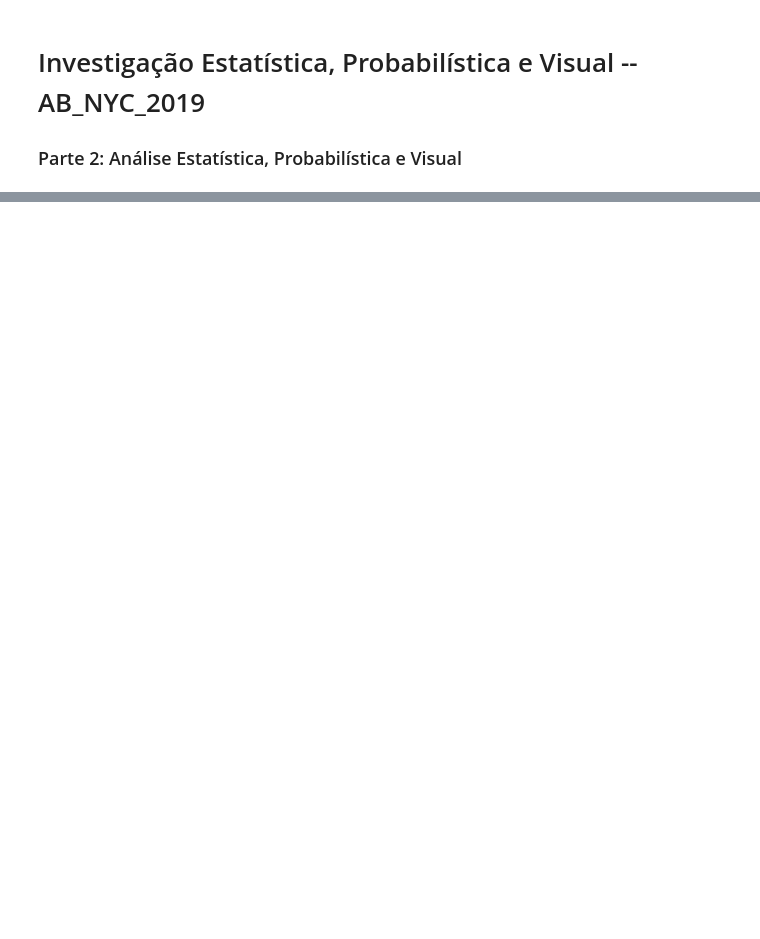
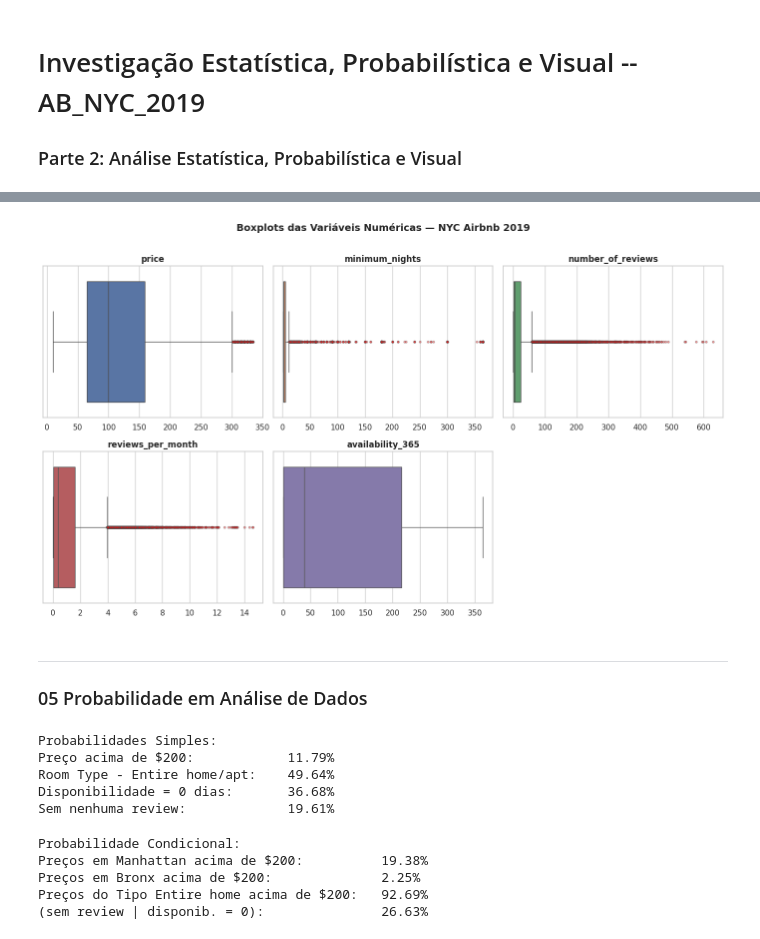
Before and after one commit to JoaoPedroBalduino/New-York-City-Airbnb-Open-Data, a Jupyter notebook: notebooks/02pipeline_AB_NYC.ipynb, the cells around one changed output, grey strips where cells are left out. Cells and saved outputs as stored; diff of their text form; code cells hidden in the pictures; blank space fills up the shorter version.

```diff
--- a/notebooks/02pipeline_AB_NYC.ipynb
+++ b/notebooks/02pipeline_AB_NYC.ipynb
@@ -31,0 +89,75 @@ Dataset carregado: 48858 linhas x 16 colunas
+# %%
+# 4.3 Boxplots
+fig, axes = plt.subplots(2, 3, figsize=(14, 8))
+axes = axes.flatten()
+
+for i, col in enumerate(colunas_numericas):
+    sns.boxplot(
+        data=df_tratado, x=col, ax=axes[i],
+        color=cores[i],
+        flierprops={'marker': 'o', 'markerfacecolor': 'red', 'markersize': 3, 'alpha': 0.4}
+    )
+    axes[i].set_title(col, fontsize=12, fontweight='bold')
+    axes[i].set_xlabel('')
+
+fig.delaxes(axes[5])
+plt.suptitle('Boxplots das Variáveis Numéricas — NYC Airbnb 2019', fontsize=14, fontweight='bold', y=1.01)
+plt.tight_layout()
+plt.show()
+# %% [output]
+[figure, added]
+# %% [markdown]
+---
+### 05 Probabilidade em Análise de Dados
+# %%
+# 5.1 Probabilidades Simples
+total = len(df_tratado)
+
+p_caro = len(df_tratado[df_tratado['price'] > 200]) / total
+p_entire = len(df_tratado[df_tratado['room_type'] == 'Entire home/apt']) / total
+p_indisponivel = len(df_tratado[df_tratado['availability_365'] == 0]) / total
+p_sem_review = len(df_tratado[df_tratado['number_of_reviews'] == 0]) / total
+
+print('Probabilidades Simples: ')
+print(f'Preço acima de $200:            {p_caro:.2%}')
+print(f'Room Type - Entire home/apt:    {p_entire:.2%}')
+print(f'Disponibilidade = 0 dias:       {p_indisponivel:.2%}')
+print(f'Sem nenhuma review:             {p_sem_review:.2%}')
+# %% [output]
+Probabilidades Simples:
+Preço acima de $200:            11.79%
+Room Type - Entire home/apt:    49.64%
+Disponibilidade = 0 dias:       36.68%
+Sem nenhuma review:             19.61%
+# %%
+# 5.2 Probabilidade Condicional
+manhattan = df_tratado[df_tratado['neighbourhood_group'] == 'Manhattan']
+p_caro_dado_manhattan = len(manhattan[manhattan['price'] > 200]) / len(manhattan)
+
+bronx = df_tratado[df_tratado['neighbourhood_group'] == 'Bronx']
+p_caro_dado_bronx = len(bronx[bronx['price'] > 200]) / len(bronx)
+
+caros = df_tratado[df_tratado['price'] > 200]
+p_entire_dado_caro = len(caros[caros['room_type'] == 'Entire home/apt']) / len(caros)
+
+indisponiveis = df_tratado[df_tratado['availability_365'] == 0]
+p_sem_review_indisponivel = len(indisponiveis[indisponiveis['number_of_reviews'] == 0]) / len(indisponiveis)
+
+print('Probabilidade Condicional: ')
+print(f'Preços em Manhattan acima de $200:          {p_caro_dado_manhattan:.2%}')
+print(f'Preços em Bronx acima de $200:              {p_caro_dado_bronx:.2%}')
+print(f'Preços do Tipo Entire home acima de $200:   {p_entire_dado_caro:.2%}')
+print(f'(sem review | disponib. = 0):               {p_sem_review_indisponivel:.2%}')
+
+'''
+Interpretação:
+- Um imóvel em Manhattan tem muito mais chance de custar acima de $200 do que no Bronx, reflete a disparidade econômica entre regiões.
+- Imóveis acima de $200 são quase todos Entire home/apt, faz sentido: quartos compartilhados raramente atingem esse preço.
+- Imóveis com disponibilidade zero tendem a não ter reviews, provavelmente anúncios inativos ou recém-criados.
+'''
+# %% [output]
+Probabilidade Condicional:
+Preços em Manhattan acima de $200:          19.38%
+Preços em Bronx acima de $200:              2.25%
+Preços do Tipo Entire home acima de $200:   92.69%
+(sem review | disponib. = 0):               26.63%
```
Also changed, not shown: parts of 17 cells of this notebook, 5 other files.
